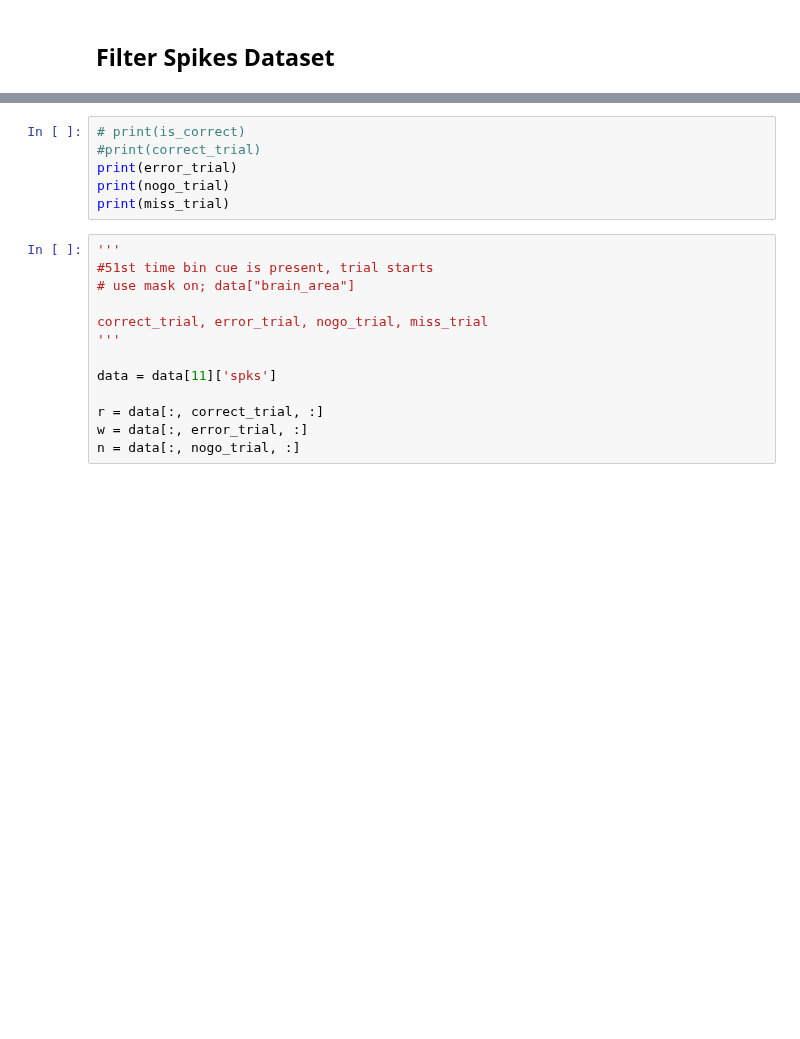
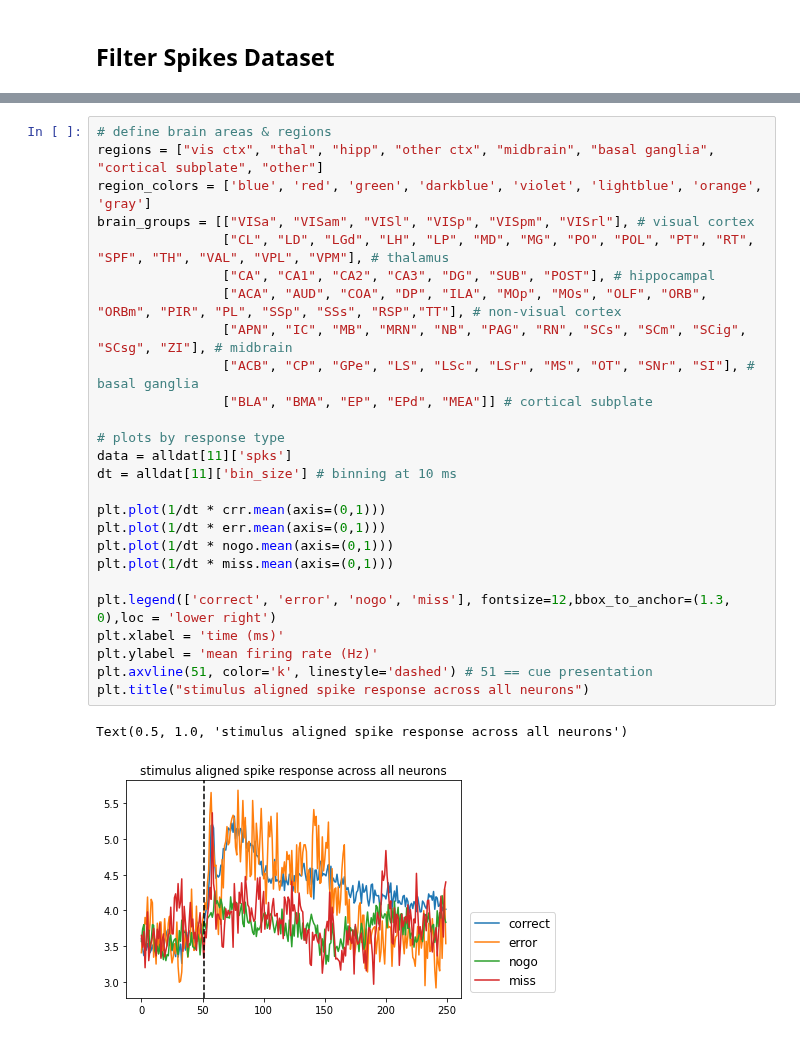
Before and after one commit to kayteeflick/nma_cn_flow_state, a Jupyter notebook: template.ipynb, the cells around one changed output, grey strips where cells are left out. Saved outputs shown, nothing was run; the diff lists cells and outputs as text; blank space fills up the shorter version.

Commit message:
selected spike and output figures

```diff
--- a/template.ipynb
+++ b/template.ipynb
@@ -304,19 +408,29 @@ correct_trial, error_trial, nogo_trial, miss_trial = trial_result (data, respons
-# %%
-# print(is_correct)
-#print(correct_trial)
-print(error_trial)
-print(nogo_trial)
-print(miss_trial)
-# %%
-'''
-#51st time bin cue is present, trial starts
-# use mask on; data["brain_area"]
-
-correct_trial, error_trial, nogo_trial, miss_trial
-'''
-
-data = data[11]['spks']
-
-r = data[:, correct_trial, :]
-w = data[:, error_trial, :]
-n = data[:, nogo_trial, :]
+# %%
+# define brain areas & regions
+regions = ["vis ctx", "thal", "hipp", "other ctx", "midbrain", "basal ganglia", "cortical subplate", "other"]
+region_colors = ['blue', 'red', 'green', 'darkblue', 'violet', 'lightblue', 'orange', 'gray']
+brain_groups = [["VISa", "VISam", "VISl", "VISp", "VISpm", "VISrl"], # visual cortex
+                ["CL", "LD", "LGd", "LH", "LP", "MD", "MG", "PO", "POL", "PT", "RT", "SPF", "TH", "VAL", "VPL", "VPM"], # thalamus
+                ["CA", "CA1", "CA2", "CA3", "DG", "SUB", "POST"], # hippocampal
+                ["ACA", "AUD", "COA", "DP", "ILA", "MOp", "MOs", "OLF", "ORB", "ORBm", "PIR", "PL", "SSp", "SSs", "RSP","TT"], # non-visual cortex
+                ["APN", "IC", "MB", "MRN", "NB", "PAG", "RN", "SCs", "SCm", "SCig", "SCsg", "ZI"], # midbrain
+                ["ACB", "CP", "GPe", "LS", "LSc", "LSr", "MS", "OT", "SNr", "SI"], # basal ganglia
+                ["BLA", "BMA", "EP", "EPd", "MEA"]] # cortical subplate
+
+# plots by response type
+data = alldat[11]['spks']
+dt = alldat[11]['bin_size'] # binning at 10 ms
+
+plt.plot(1/dt * crr.mean(axis=(0,1)))
+plt.plot(1/dt * err.mean(axis=(0,1)))
+plt.plot(1/dt * nogo.mean(axis=(0,1)))
+plt.plot(1/dt * miss.mean(axis=(0,1)))
+
+plt.legend(['correct', 'error', 'nogo', 'miss'], fontsize=12,bbox_to_anchor=(1.3, 0),loc = 'lower right')
+plt.xlabel = 'time (ms)'
+plt.ylabel = 'mean firing rate (Hz)'
+plt.axvline(51, color='k', linestyle='dashed') # 51 == cue presentation
+plt.title("stimulus aligned spike response across all neurons")
+# %% [output]
+Text(0.5, 1.0, 'stimulus aligned spike response across all neurons')
+[figure, added]
```
Also changed, not shown: parts of 16 cells of this notebook.
